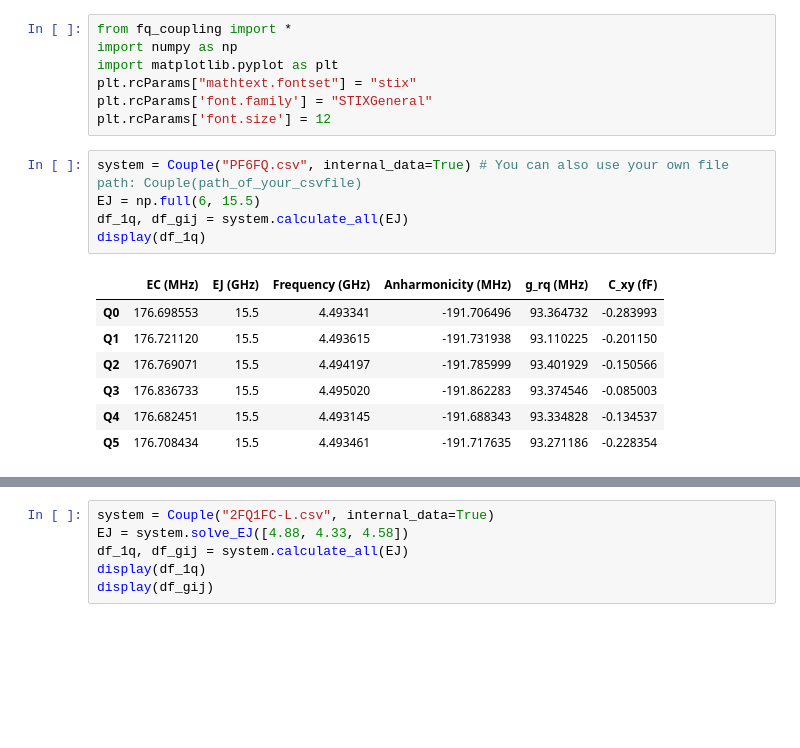
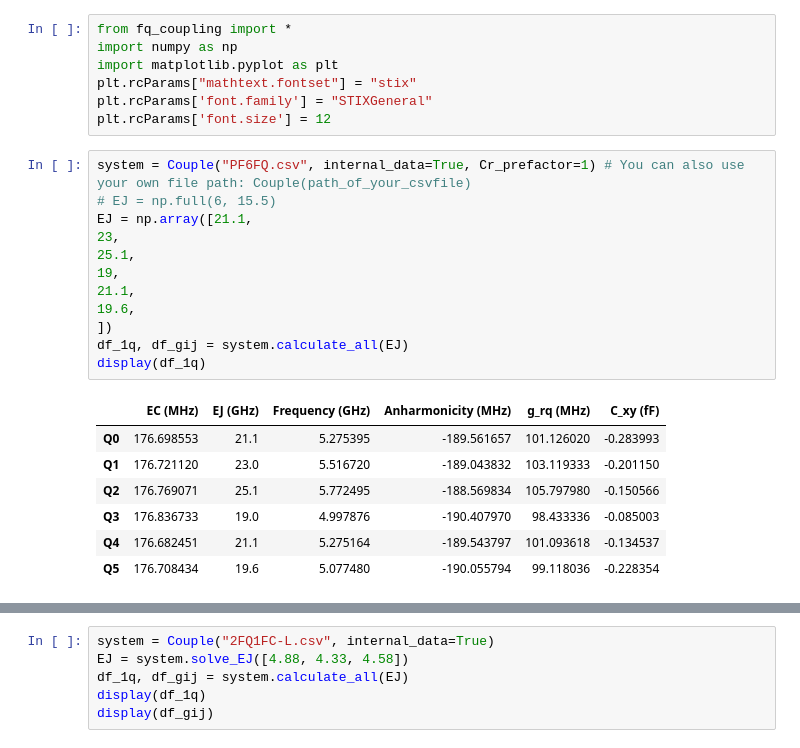
Before and after one commit to linyc253/fq_coupling, a Jupyter notebook: example.ipynb, the cells around one changed output, grey strips where cells are left out. Cells and saved outputs as stored; diff of their text form; blank space fills up the shorter version.

```diff
--- a/example.ipynb
+++ b/example.ipynb
@@ -6,15 +6,22 @@ plt.rcParams["mathtext.fontset"] = "stix"
 plt.rcParams['font.family'] = "STIXGeneral"
 plt.rcParams['font.size'] = 12
 # %%
-system = Couple("PF6FQ.csv", internal_data=True) # You can also use your own file path: Couple(path_of_your_csvfile)
-EJ = np.full(6, 15.5)
+system = Couple("PF6FQ.csv", internal_data=True, Cr_prefactor=1) # You can also use your own file path: Couple(path_of_your_csvfile)
+# EJ = np.full(6, 15.5)
+EJ = np.array([21.1,
+23,
+25.1,
+19,
+21.1,
+19.6,
+])
 df_1q, df_gij = system.calculate_all(EJ)
 display(df_1q)
 # %% [output]
 |  | EC (MHz) | EJ (GHz) | Frequency (GHz) | Anharmonicity (MHz) | g_rq (MHz) | C_xy (fF) |
-| Q0 | 176.698553 | 15.5 | 4.493341 | -191.706496 | 93.364732 | -0.283993 |
-| Q1 | 176.721120 | 15.5 | 4.493615 | -191.731938 | 93.110225 | -0.201150 |
-| Q2 | 176.769071 | 15.5 | 4.494197 | -191.785999 | 93.401929 | -0.150566 |
-| Q3 | 176.836733 | 15.5 | 4.495020 | -191.862283 | 93.374546 | -0.085003 |
-| Q4 | 176.682451 | 15.5 | 4.493145 | -191.688343 | 93.334828 | -0.134537 |
-| Q5 | 176.708434 | 15.5 | 4.493461 | -191.717635 | 93.271186 | -0.228354 |
+| Q0 | 176.698553 | 21.1 | 5.275395 | -189.561657 | 101.126020 | -0.283993 |
+| Q1 | 176.721120 | 23.0 | 5.516720 | -189.043832 | 103.119333 | -0.201150 |
+| Q2 | 176.769071 | 25.1 | 5.772495 | -188.569834 | 105.797980 | -0.150566 |
+| Q3 | 176.836733 | 19.0 | 4.997876 | -190.407970 | 98.433336 | -0.085003 |
+| Q4 | 176.682451 | 21.1 | 5.275164 | -189.543797 | 101.093618 | -0.134537 |
+| Q5 | 176.708434 | 19.6 | 5.077480 | -190.055794 | 99.118036 | -0.228354 |
```
Also changed, not shown: parts of 1 cell of this notebook, 1 other file.
